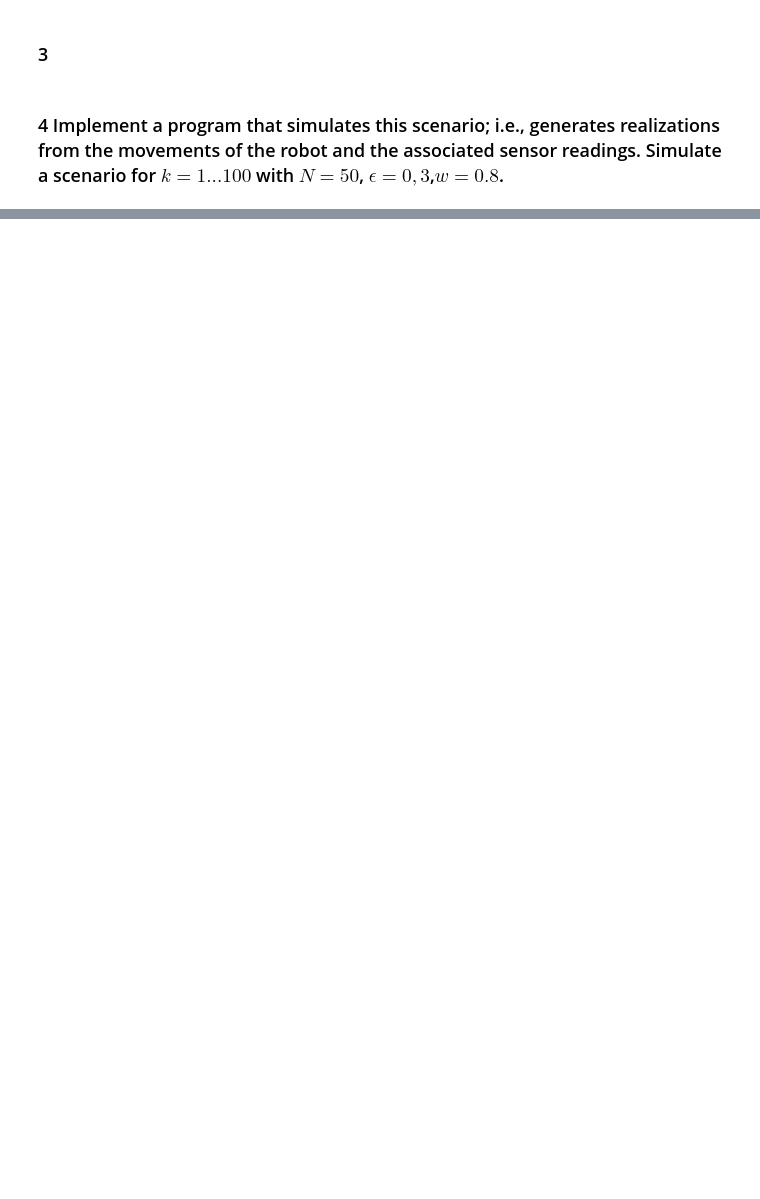
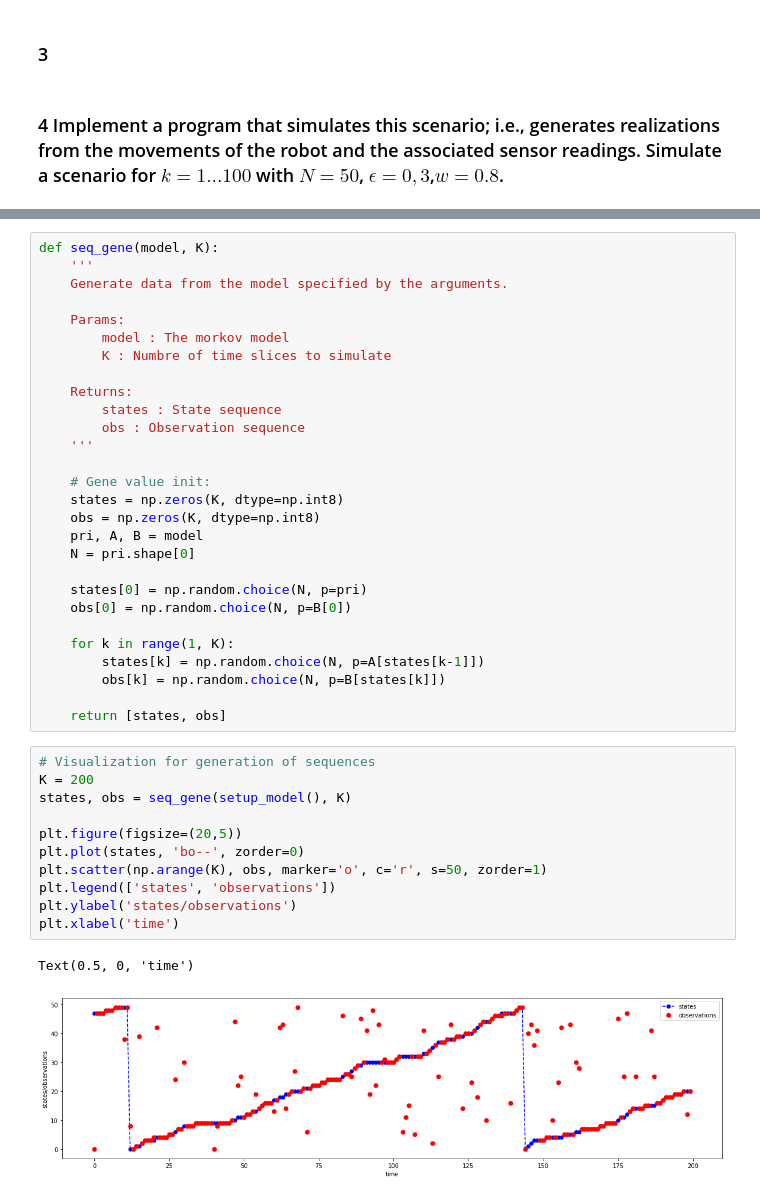
Before and after one commit to zhufangda/Telecom_Paristech-3rd_year, a Jupyter notebook: DATA905-Introduction_to_Graphical_Models/TP1_HMM/Untitled.ipynb, the cells around one changed output, grey strips where cells are left out. Cells and saved outputs as stored; diff of their text form; blank space fills up the shorter version.

```diff
--- a/DATA905-Introduction_to_Graphical_Models/TP1_HMM/Untitled.ipynb
+++ b/DATA905-Introduction_to_Graphical_Models/TP1_HMM/Untitled.ipynb
@@ -142,0 +84,42 @@ SyntaxError: invalid syntax (<ipython-input-88-579bf150f2a1>, line 2)
+# %%
+def seq_gene(model, K):
+    '''
+    Generate data from the model specified by the arguments.
+
+    Params:
+        model : The morkov model
+        K : Numbre of time slices to simulate
+
+    Returns:
+        states : State sequence
+        obs : Observation sequence
+    '''
+
+    # Gene value init:
+    states = np.zeros(K, dtype=np.int8)
+    obs = np.zeros(K, dtype=np.int8)
+    pri, A, B = model
+    N = pri.shape[0]
+
+    states[0] = np.random.choice(N, p=pri)
+    obs[0] = np.random.choice(N, p=B[0])
+
+    for k in range(1, K):
+        states[k] = np.random.choice(N, p=A[states[k-1]])
+        obs[k] = np.random.choice(N, p=B[states[k]])
+
+    return [states, obs]
+# %%
+# Visualization for generation of sequences
+K = 200
+states, obs = seq_gene(setup_model(), K)
+
+plt.figure(figsize=(20,5))
+plt.plot(states, 'bo--', zorder=0)
+plt.scatter(np.arange(K), obs, marker='o', c='r', s=50, zorder=1)
+plt.legend(['states', 'observations'])
+plt.ylabel('states/observations')
+plt.xlabel('time')
+# %% [output]
+Text(0.5, 0, 'time')
+[figure, added]
```
Also changed, not shown: parts of 19 cells of this notebook, 8 other files.
